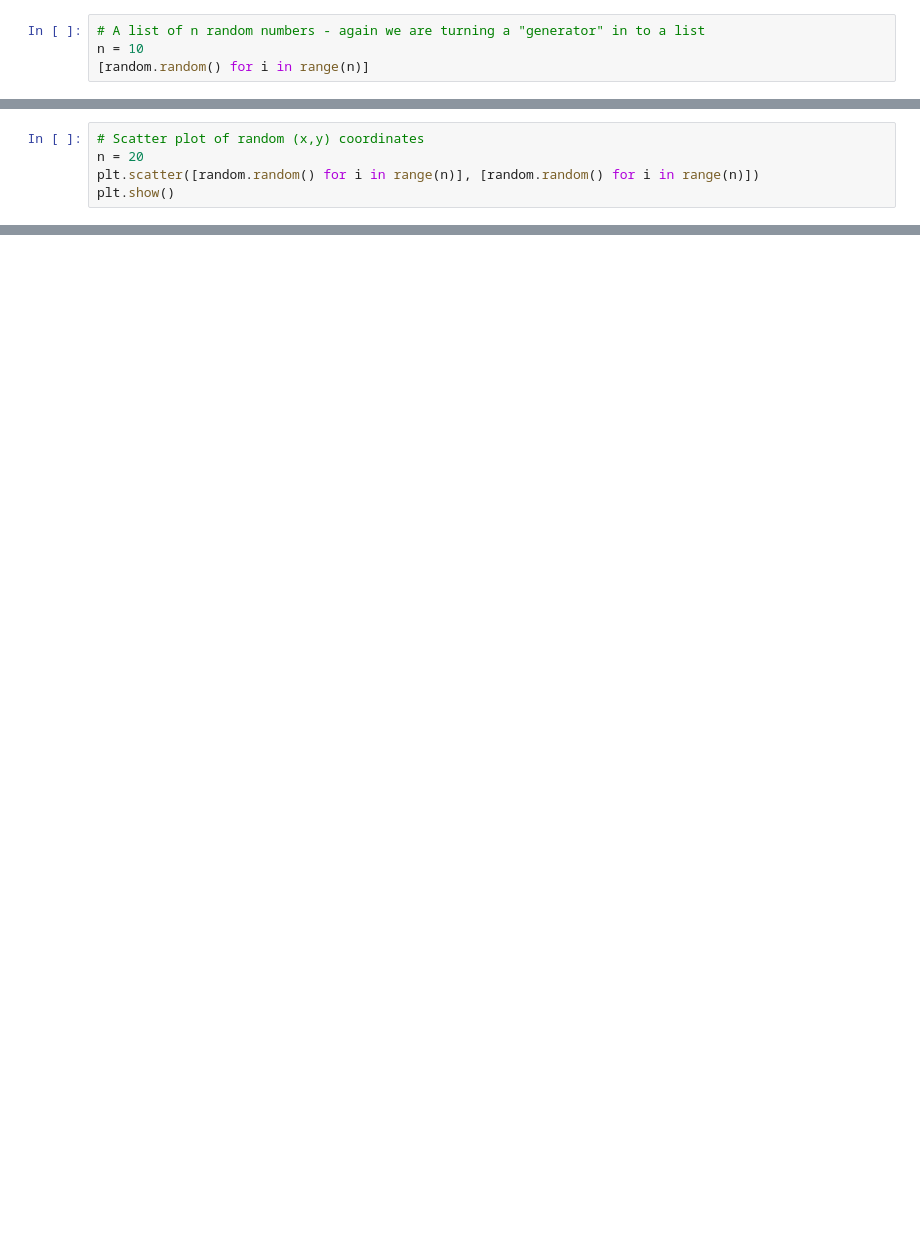
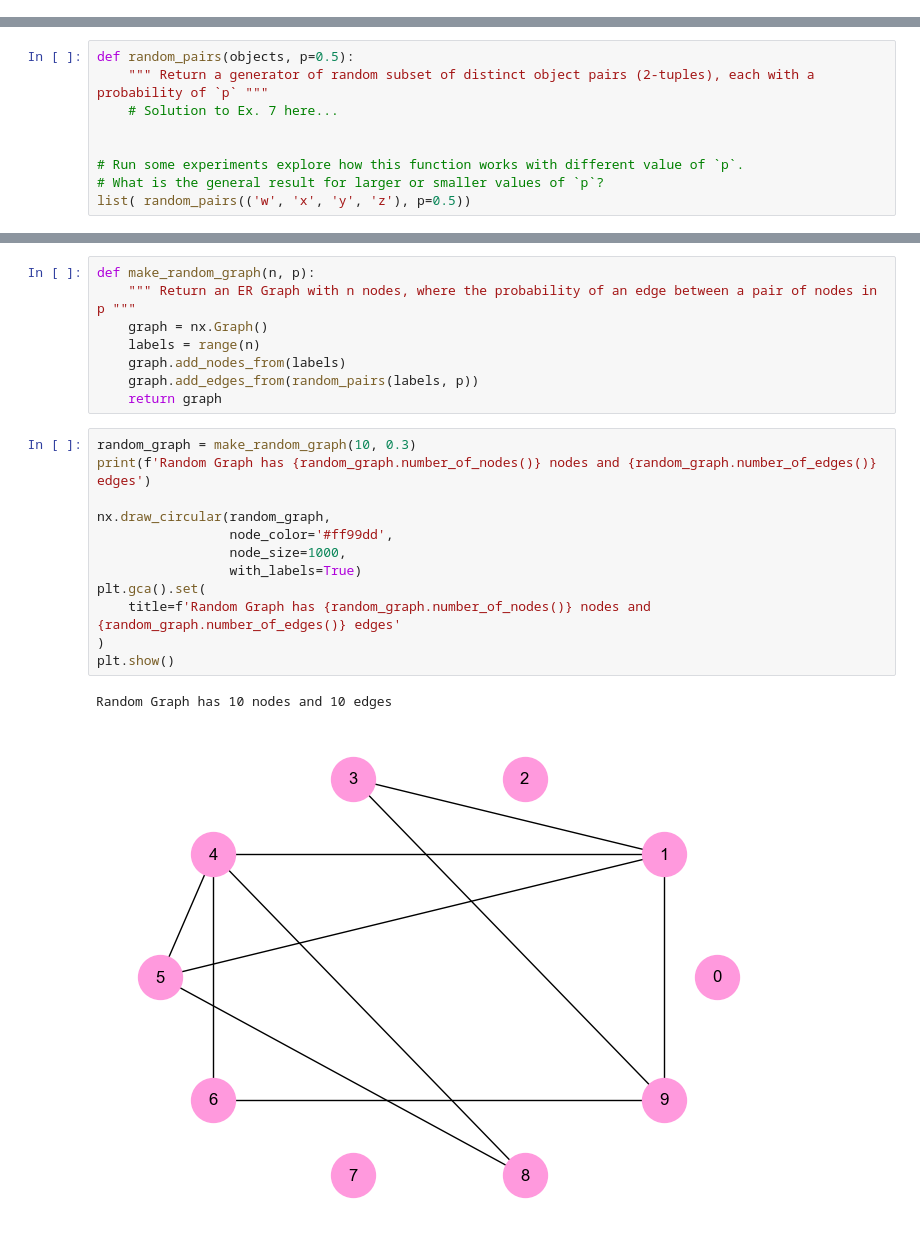
Before and after one commit to JacobCHoward/comp215, a Jupyter notebook: lessons/week04-generators.ipynb, the cells around one changed output, grey strips where cells are left out. Drawn from its saved outputs; the diff is of its cells as text; blank space fills up the shorter version.

```diff
--- a/lessons/week04-generators.ipynb
+++ b/lessons/week04-generators.ipynb
@@ -39,4 +0,0 @@ Refer to `foundations/pseudo-random generators` notebook for a detailed tutorial
-# %%
-# A list of n random numbers - again we are turning a "generator" in to a list
-n = 10
-[random.random() for i in range(n)]
@@ -54,5 +0,0 @@ n = 10
-# %%
-# Scatter plot of random (x,y) coordinates
-n = 20
-plt.scatter([random.random() for i in range(n)], [random.random() for i in range(n)])
-plt.show()
@@ -141,0 +220,9 @@ rolls.plot()
+# %%
+def random_pairs(objects, p=0.5):
+    """ Return a generator of random subset of distinct object pairs (2-tuples), each with a probability of `p` """
+    # Solution to Ex. 7 here...
+
+
+# Run some experiments explore how this function works with different value of `p`.
+# What is the general result for larger or smaller values of `p`?
+list( random_pairs(('w', 'x', 'y', 'z'), p=0.5))
@@ -141,0 +237,23 @@ rolls.plot()
+# %%
+def make_random_graph(n, p):
+    """ Return an ER Graph with n nodes, where the probability of an edge between a pair of nodes in p """
+    graph = nx.Graph()
+    labels = range(n)
+    graph.add_nodes_from(labels)
+    graph.add_edges_from(random_pairs(labels, p))
+    return graph
+# %%
+random_graph = make_random_graph(10, 0.3)
+print(f'Random Graph has {random_graph.number_of_nodes()} nodes and {random_graph.number_of_edges()} edges')
+
+nx.draw_circular(random_graph,
+                 node_color='#ff99dd',
+                 node_size=1000,
+                 with_labels=True)
+plt.gca().set(
+    title=f'Random Graph has {random_graph.number_of_nodes()} nodes and {random_graph.number_of_edges()} edges'
+)
+plt.show()
+# %% [output]
+Random Graph has 10 nodes and 10 edges
+[figure, added]
```
Also changed, not shown: parts of 64 cells of this notebook.
